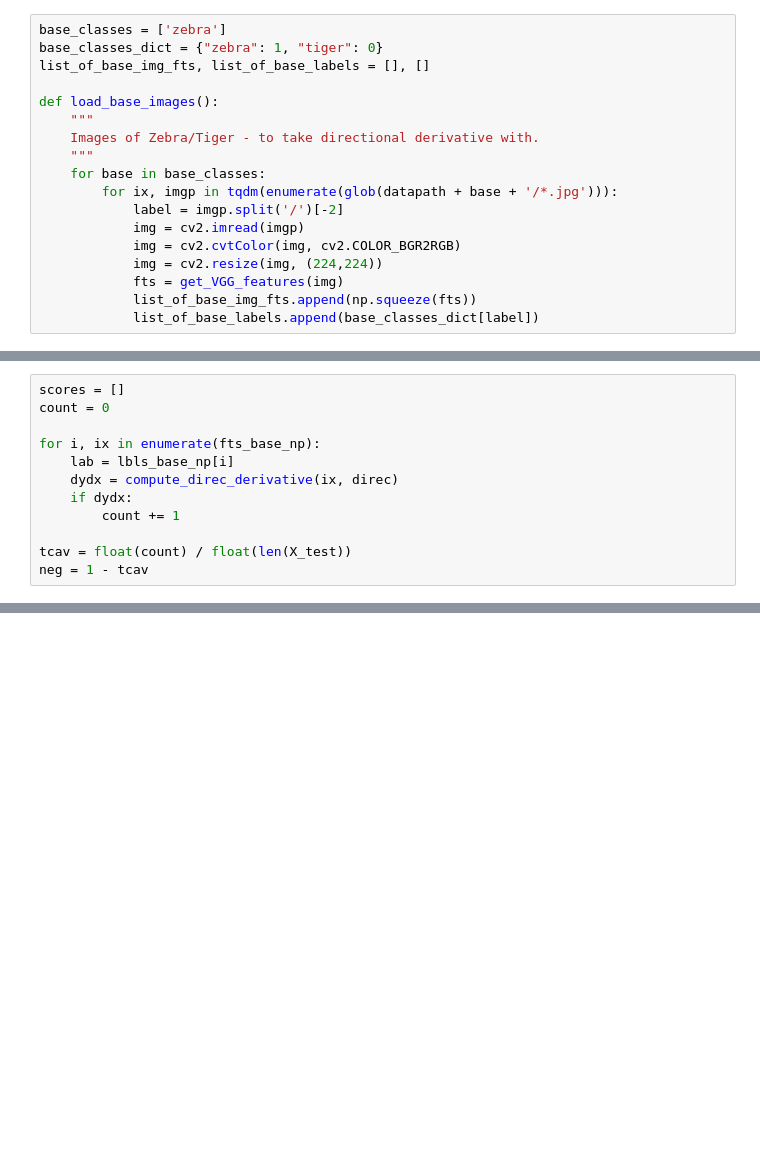
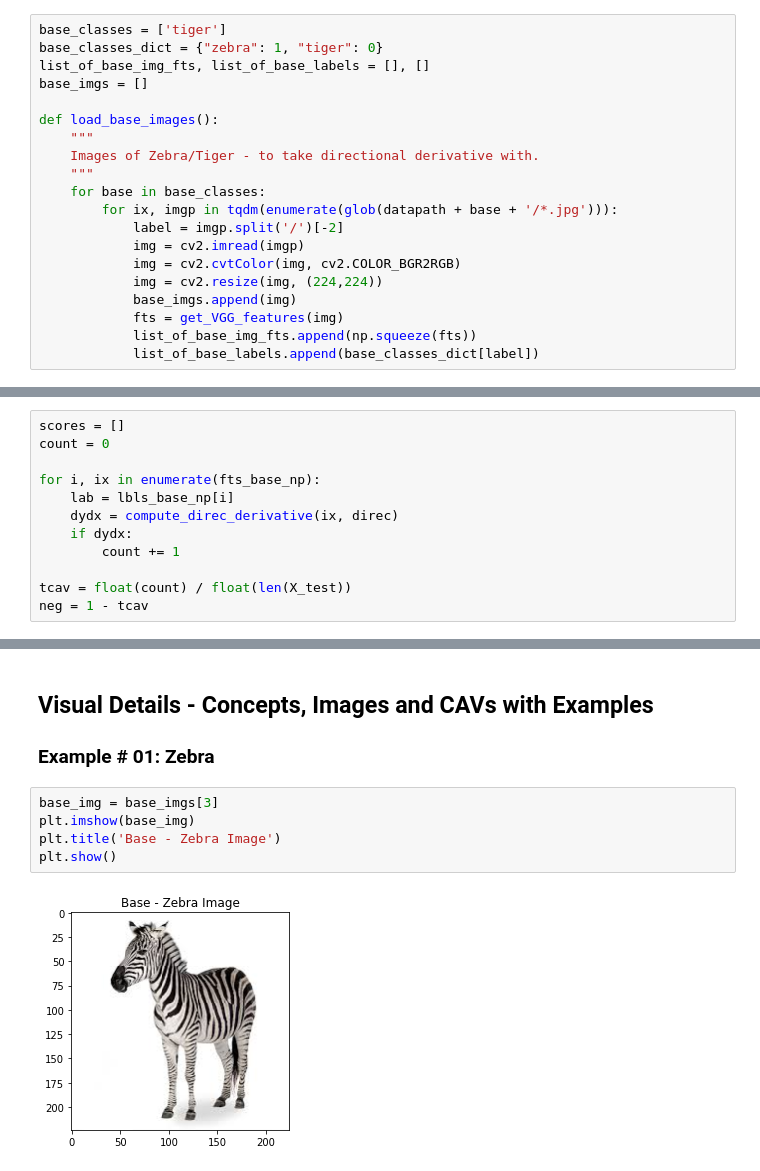
Before and after one commit to kjanjua26/tcav-nlp, a Jupyter notebook: tester-notebooks/Zebra_Stripes_Sanity_Check.ipynb, the cells around one changed output, grey strips where cells are left out. Cells and saved outputs as stored; diff of their text form; blank space fills up the shorter version.

```diff
--- a/tester-notebooks/Zebra_Stripes_Sanity_Check.ipynb
+++ b/tester-notebooks/Zebra_Stripes_Sanity_Check.ipynb
@@ -85,9 +85,10 @@ for ix, val in tqdm(enumerate(list_of_images)):
     list_of_features.append(np.squeeze(fts))
     concept_labels.append(lbl)
 # %%
-base_classes = ['zebra']
+base_classes = ['tiger']
 base_classes_dict = {"zebra": 1, "tiger": 0}
 list_of_base_img_fts, list_of_base_labels = [], []
+base_imgs = []
 
 def load_base_images():
     """
@@ -99,6 +100,7 @@ def load_base_images():
             img = cv2.imread(imgp)
             img = cv2.cvtColor(img, cv2.COLOR_BGR2RGB)
             img = cv2.resize(img, (224,224))
+            base_imgs.append(img)
             fts = get_VGG_features(img)
             list_of_base_img_fts.append(np.squeeze(fts))
             list_of_base_labels.append(base_classes_dict[label])
@@ -191,0 +194,11 @@ plt.show()
+# %% [markdown]
+## Visual Details - Concepts, Images and CAVs with Examples
+
+### Example # 01: Zebra
+# %%
+base_img = base_imgs[3]
+plt.imshow(base_img)
+plt.title('Base - Zebra Image')
+plt.show()
+# %% [output]
+[figure, added]
```
Also changed, not shown: parts of 10 cells of this notebook.
